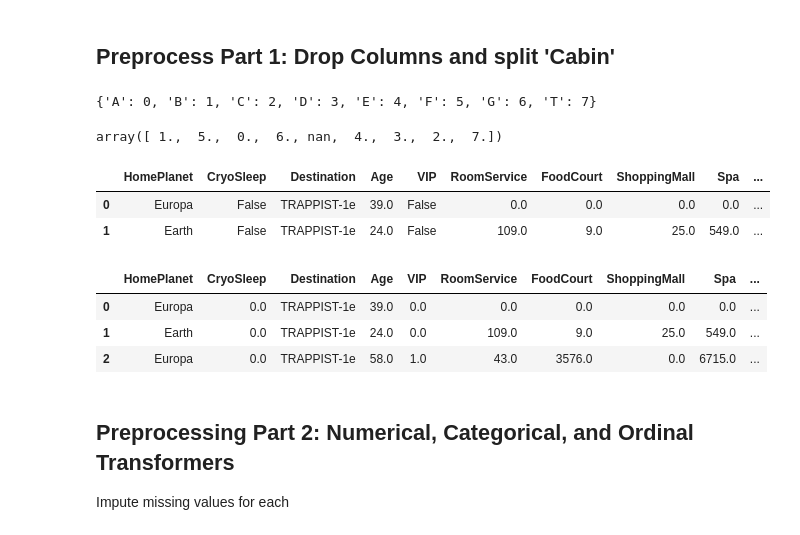
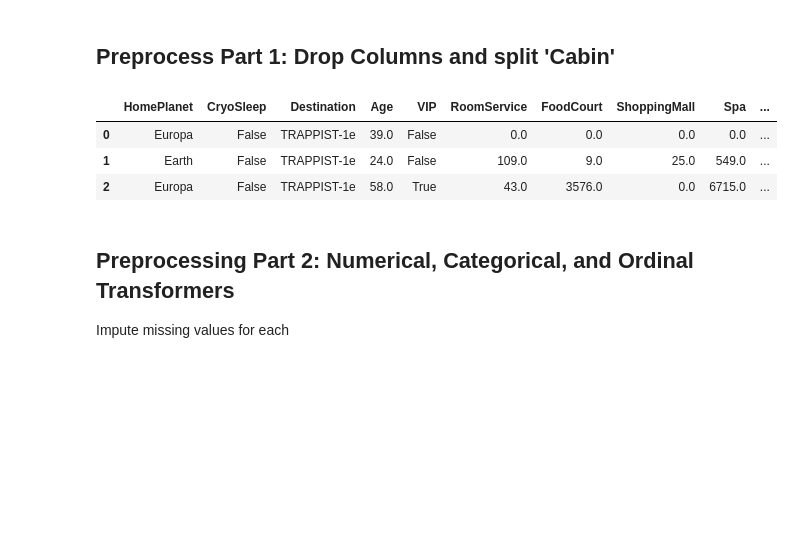
Before and after one commit to lorcanrae/spaceship-titanic, a Jupyter notebook: notebooks/lorcanrae-spacetitanic-EDA-Copy1.ipynb, the cells around one changed output. Cells and saved outputs as stored; diff of their text form; code cells hidden in the pictures; blank space fills up the shorter version.

Commit message:
cleaning pipe, ordinal encoder

```diff
--- a/notebooks/lorcanrae-spacetitanic-EDA-Copy1.ipynb
+++ b/notebooks/lorcanrae-spacetitanic-EDA-Copy1.ipynb
@@ -246,16 +227,11 @@ class CabinTransform(TransformerMixin, BaseEstimator):
     def transform(self, X, y=None):
         X_ = X.copy()
         X_[['Cabin_Deck', 'Cabin_Level', 'Cabin_Side']] = X_['Cabin'].str.split('/', expand=True)
-        X_ = X_.drop(columns='Cabin')
+        X_ = X_.drop(columns=['Cabin', 'Name']) # Also Drop two other columns
         X_['Cabin_Level'] = pd.to_numeric(X_['Cabin_Level'])
-        cabin_deck_dict = {'A': 0, 'B': 1, 'C': 2, 'D': 3, 'E': 4, 'F': 5, 'G': 6,'T': 7}
-        X_['Cabin_Deck'] = X_['Cabin_Deck'].dropna().apply(lambda x: cabin_deck_dict[x])
+        if 'PassengerId' in X_.columns:
+            X_.drop(columns='PassengerId', inplace=True)
         return X_
 
     def get_feature_names_out(self, X):
         return self.columns.tolist()
-# %%
-cabin_deck_dict = {'A': 0, 'B': 1, 'C': 2, 'D': 3, 'E': 4, 'F': 5, 'G': 6,'T': 7}
-cabin_deck_dict
-# %% [output]
-{'A': 0, 'B': 1, 'C': 2, 'D': 3, 'E': 4, 'F': 5, 'G': 6, 'T': 7}
@@ -265,10 +237,0 @@ X_train3['Cabin_Deck'] = X_train['Cabin_Deck'].map(cabin_deck_dict)
-# %%
-X_train3['Cabin_Deck'].unique()
-# %% [output]
-array([ 1.,  5.,  0.,  6., nan,  4.,  3.,  2.,  7.])
-# %%
-X_train3.head(2)
-# %% [output]
-|  | HomePlanet | CryoSleep | Destination | Age | VIP | RoomService | FoodCourt | ShoppingMall | Spa | ... |
-| 0 | Europa | False | TRAPPIST-1e | 39.0 | False | 0.0 | 0.0 | 0.0 | 0.0 | ... |
-| 1 | Earth | False | TRAPPIST-1e | 24.0 | False | 109.0 | 9.0 | 25.0 | 549.0 | ... |
@@ -277,10 +238,10 @@ preproc_part1 = make_pipeline(DropUnusedColumns(), CabinTransform())
 # %%
-preproc_part1.fit_transform(X_train_pipe).head(3)
+CabinTransform().fit_transform(X_train_pipe).head(3)
 # %% [output]
 |  | HomePlanet | CryoSleep | Destination | Age | VIP | RoomService | FoodCourt | ShoppingMall | Spa | ... |
-| 0 | Europa | 0.0 | TRAPPIST-1e | 39.0 | 0.0 | 0.0 | 0.0 | 0.0 | 0.0 | ... |
-| 1 | Earth | 0.0 | TRAPPIST-1e | 24.0 | 0.0 | 109.0 | 9.0 | 25.0 | 549.0 | ... |
-| 2 | Europa | 0.0 | TRAPPIST-1e | 58.0 | 1.0 | 43.0 | 3576.0 | 0.0 | 6715.0 | ... |
+| 0 | Europa | False | TRAPPIST-1e | 39.0 | False | 0.0 | 0.0 | 0.0 | 0.0 | ... |
+| 1 | Earth | False | TRAPPIST-1e | 24.0 | False | 109.0 | 9.0 | 25.0 | 549.0 | ... |
+| 2 | Europa | False | TRAPPIST-1e | 58.0 | True | 43.0 | 3576.0 | 0.0 | 6715.0 | ... |
 # %% [markdown]
 ## Preprocessing Part 2: Numerical, Categorical, and Ordinal Transformers
 
```
Also changed, not shown: parts of 14 cells of this notebook.
